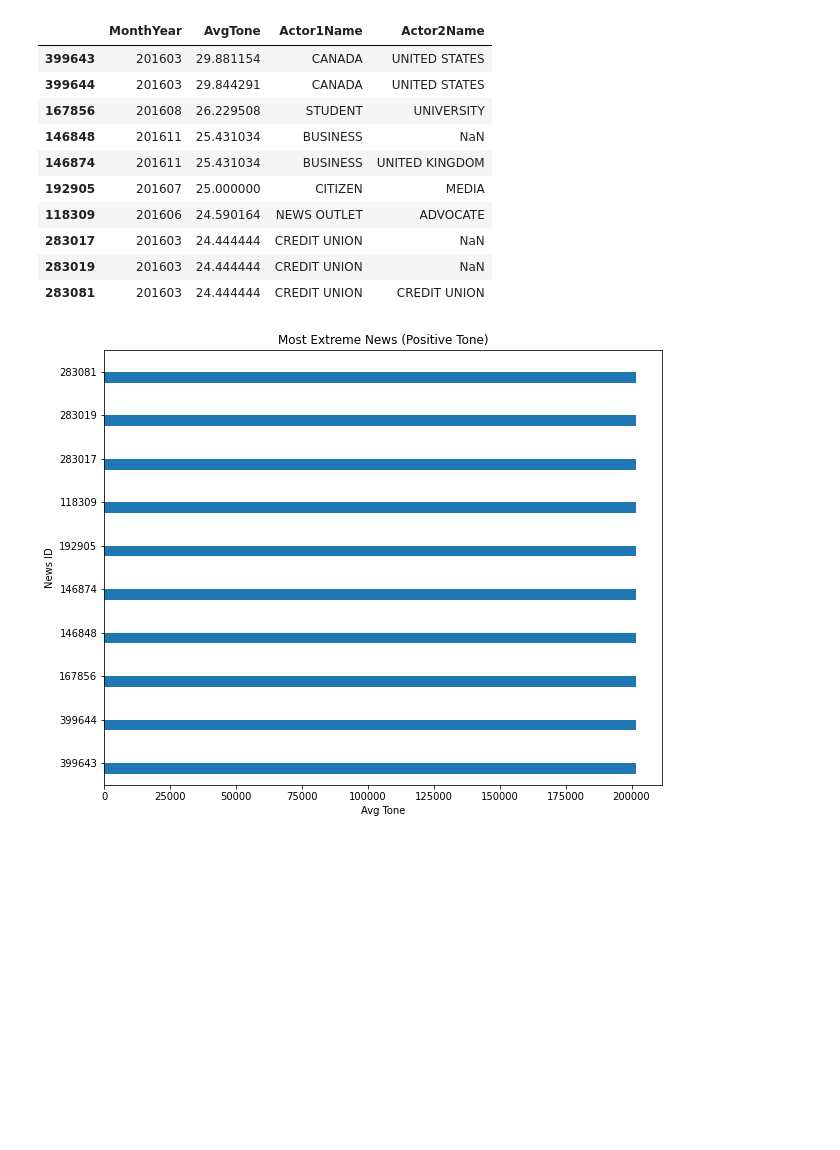
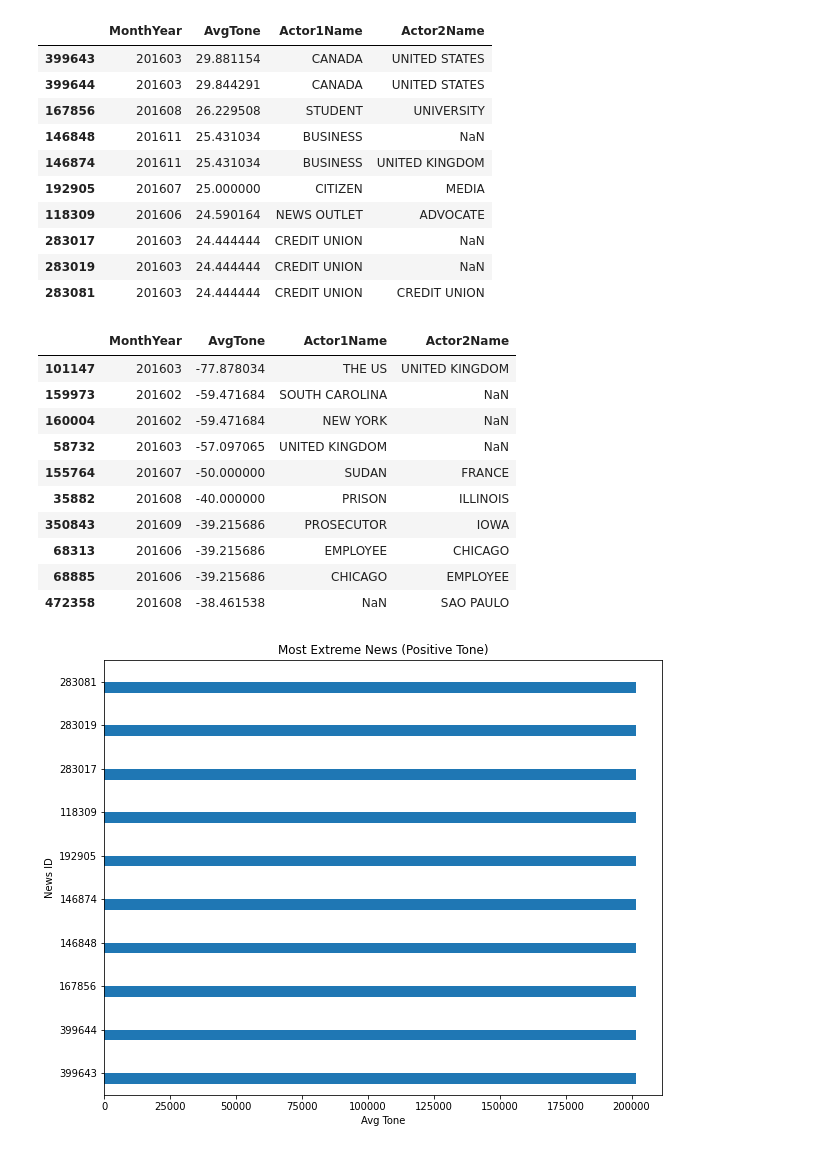
Before and after one commit to beixuan-jia/502final, a Jupyter notebook: EDA.ipynb, the cells around one changed output. Cells and saved outputs as stored; diff of their text form; code cells hidden in the pictures; blank space fills up the shorter version.

```diff
--- a/EDA.ipynb
+++ b/EDA.ipynb
@@ -157,3 +157,19 @@ most_extreme_tone
 | 283017 | 201603 | 24.444444 | CREDIT UNION | NaN |
 | 283019 | 201603 | 24.444444 | CREDIT UNION | NaN |
 | 283081 | 201603 | 24.444444 | CREDIT UNION | CREDIT UNION |
+# %%
+most_extreme_tone_neg = dask_feat[['MonthYear', 'AvgTone', 'Actor1Name', 'Actor2Name']].nsmallest(10, "AvgTone").compute()
+# %%
+most_extreme_tone_neg
+# %% [output]
+|  | MonthYear | AvgTone | Actor1Name | Actor2Name |
+| 101147 | 201603 | -77.878034 | THE US | UNITED KINGDOM |
+| 159973 | 201602 | -59.471684 | SOUTH CAROLINA | NaN |
+| 160004 | 201602 | -59.471684 | NEW YORK | NaN |
+| 58732 | 201603 | -57.097065 | UNITED KINGDOM | NaN |
+| 155764 | 201607 | -50.000000 | SUDAN | FRANCE |
+| 35882 | 201608 | -40.000000 | PRISON | ILLINOIS |
+| 350843 | 201609 | -39.215686 | PROSECUTOR | IOWA |
+| 68313 | 201606 | -39.215686 | EMPLOYEE | CHICAGO |
+| 68885 | 201606 | -39.215686 | CHICAGO | EMPLOYEE |
+| 472358 | 201608 | -38.461538 | NaN | SAO PAULO |
```
Also changed, not shown: parts of 1 cell of this notebook.
